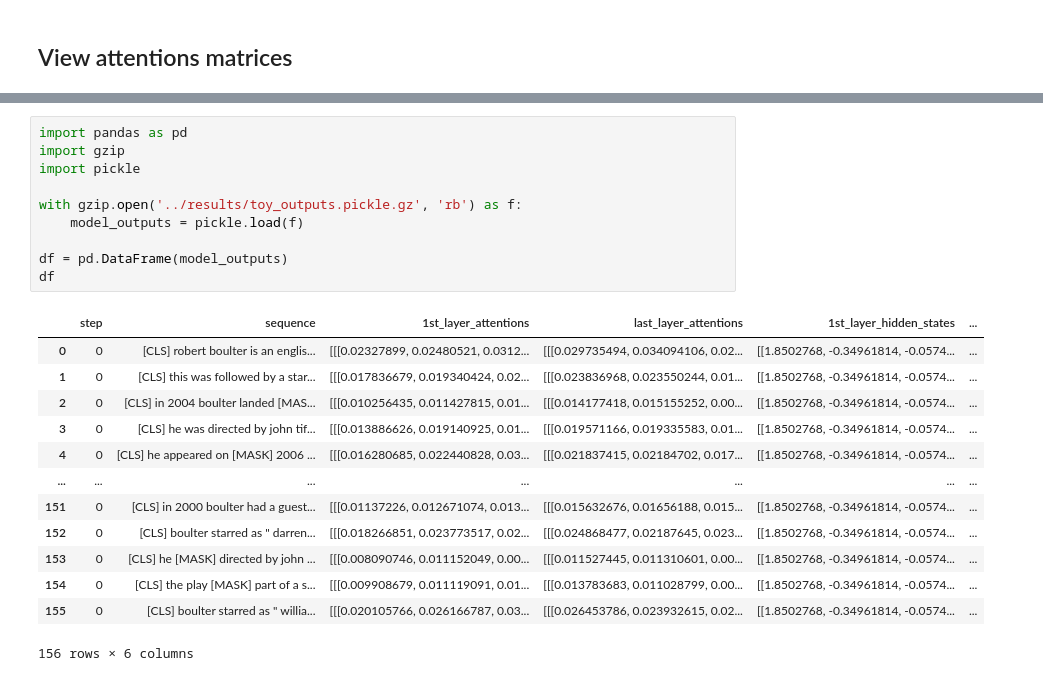
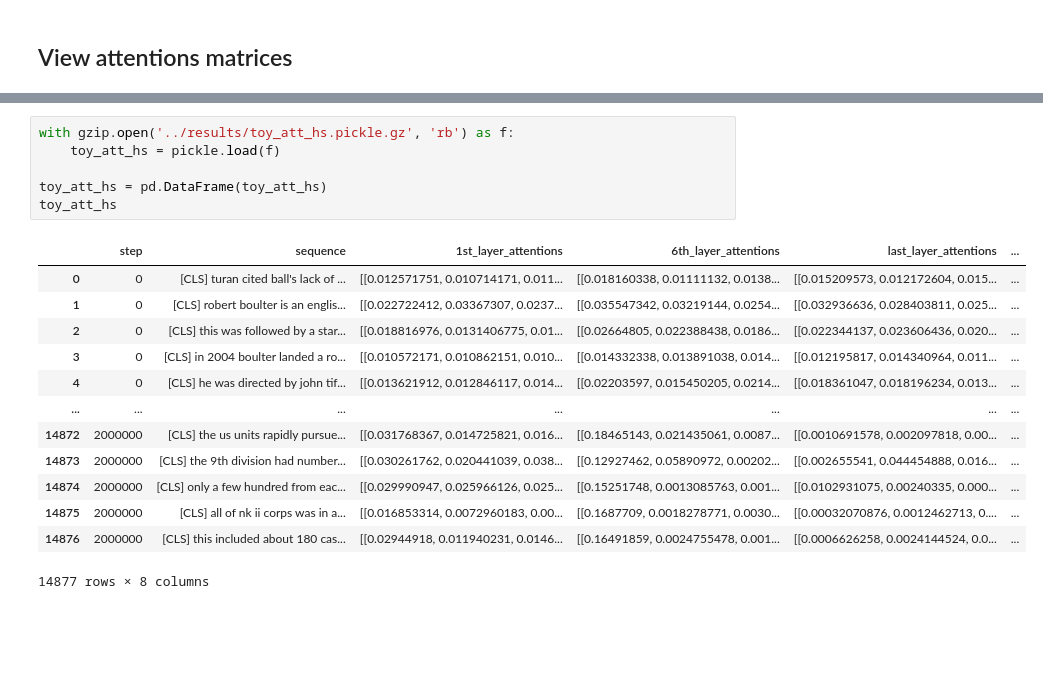
Before and after one commit to NazaninShafiabadi/NeuralLMs, a Jupyter notebook: src/representations.ipynb, the cells around one changed output, grey strips where cells are left out. Cells and saved outputs as stored; diff of their text form; blank space fills up the shorter version.

```diff
--- a/src/representations.ipynb
+++ b/src/representations.ipynb
@@ -139,25 +55,21 @@ def attention_matrices(attentions, sequence):
 # %%
-import pandas as pd
-import gzip
-import pickle
+with gzip.open('../results/toy_att_hs.pickle.gz', 'rb') as f:
+    toy_att_hs = pickle.load(f)
 
-with gzip.open('../results/toy_outputs.pickle.gz', 'rb') as f:
-    model_outputs = pickle.load(f)
-
-df = pd.DataFrame(model_outputs)
-df
+toy_att_hs = pd.DataFrame(toy_att_hs)
+toy_att_hs
 # %% [output]
-|  | step | sequence | 1st_layer_attentions | last_layer_attentions | 1st_layer_hidden_states | ... |
-| 0 | 0 | [CLS] robert boulter is an englis... | [[[0.02327899, 0.02480521, 0.0312... | [[[0.029735494, 0.034094106, 0.02... | [[1.8502768, -0.34961814, -0.0574... | ... |
-| 1 | 0 | [CLS] this was followed by a star... | [[[0.017836679, 0.019340424, 0.02... | [[[0.023836968, 0.023550244, 0.01... | [[1.8502768, -0.34961814, -0.0574... | ... |
-| 2 | 0 | [CLS] in 2004 boulter landed [MAS... | [[[0.010256435, 0.011427815, 0.01... | [[[0.014177418, 0.015155252, 0.00... | [[1.8502768, -0.34961814, -0.0574... | ... |
-| 3 | 0 | [CLS] he was directed by john tif... | [[[0.013886626, 0.019140925, 0.01... | [[[0.019571166, 0.019335583, 0.01... | [[1.8502768, -0.34961814, -0.0574... | ... |
-| 4 | 0 | [CLS] he appeared on [MASK] 2006 ... | [[[0.016280685, 0.022440828, 0.03... | [[[0.021837415, 0.02184702, 0.017... | [[1.8502768, -0.34961814, -0.0574... | ... |
+|  | step | sequence | 1st_layer_attentions | 6th_layer_attentions | last_layer_attentions | ... |
+| 0 | 0 | [CLS] turan cited ball's lack of ... | [[0.012571751, 0.010714171, 0.011... | [[0.018160338, 0.01111132, 0.0138... | [[0.015209573, 0.012172604, 0.015... | ... |
+| 1 | 0 | [CLS] robert boulter is an englis... | [[0.022722412, 0.03367307, 0.0237... | [[0.035547342, 0.03219144, 0.0254... | [[0.032936636, 0.028403811, 0.025... | ... |
+| 2 | 0 | [CLS] this was followed by a star... | [[0.018816976, 0.0131406775, 0.01... | [[0.02664805, 0.022388438, 0.0186... | [[0.022344137, 0.023606436, 0.020... | ... |
+| 3 | 0 | [CLS] in 2004 boulter landed a ro... | [[0.010572171, 0.010862151, 0.010... | [[0.014332338, 0.013891038, 0.014... | [[0.012195817, 0.014340964, 0.011... | ... |
+| 4 | 0 | [CLS] he was directed by john tif... | [[0.013621912, 0.012846117, 0.014... | [[0.02203597, 0.015450205, 0.0214... | [[0.018361047, 0.018196234, 0.013... | ... |
 | ... | ... | ... | ... | ... | ... | ... |
-| 151 | 0 | [CLS] in 2000 boulter had a guest... | [[[0.01137226, 0.012671074, 0.013... | [[[0.015632676, 0.01656188, 0.015... | [[1.8502768, -0.34961814, -0.0574... | ... |
-| 152 | 0 | [CLS] boulter starred as " darren... | [[[0.018266851, 0.023773517, 0.02... | [[[0.024868477, 0.02187645, 0.023... | [[1.8502768, -0.34961814, -0.0574... | ... |
-| 153 | 0 | [CLS] he [MASK] directed by john ... | [[[0.008090746, 0.011152049, 0.00... | [[[0.011527445, 0.011310601, 0.00... | [[1.8502768, -0.34961814, -0.0574... | ... |
-| 154 | 0 | [CLS] the play [MASK] part of a s... | [[[0.009908679, 0.011119091, 0.01... | [[[0.013783683, 0.011028799, 0.00... | [[1.8502768, -0.34961814, -0.0574... | ... |
-| 155 | 0 | [CLS] boulter starred as " willia... | [[[0.020105766, 0.026166787, 0.03... | [[[0.026453786, 0.023932615, 0.02... | [[1.8502768, -0.34961814, -0.0574... | ... |
+| 14872 | 2000000 | [CLS] the us units rapidly pursue... | [[0.031768367, 0.014725821, 0.016... | [[0.18465143, 0.021435061, 0.0087... | [[0.0010691578, 0.002097818, 0.00... | ... |
+| 14873 | 2000000 | [CLS] the 9th division had number... | [[0.030261762, 0.020441039, 0.038... | [[0.12927462, 0.05890972, 0.00202... | [[0.002655541, 0.044454888, 0.016... | ... |
+| 14874 | 2000000 | [CLS] only a few hundred from eac... | [[0.029990947, 0.025966126, 0.025... | [[0.15251748, 0.0013085763, 0.001... | [[0.0102931075, 0.00240335, 0.000... | ... |
+| 14875 | 2000000 | [CLS] all of nk ii corps was in a... | [[0.016853314, 0.0072960183, 0.00... | [[0.1687709, 0.0018278771, 0.0030... | [[0.00032070876, 0.0012462713, 0.... | ... |
+| 14876 | 2000000 | [CLS] this included about 180 cas... | [[0.02944918, 0.011940231, 0.0146... | [[0.16491859, 0.0024755478, 0.001... | [[0.0006626258, 0.0024144524, 0.0... | ... |
-156 rows × 6 columns
+14877 rows × 8 columns
 # %%
```
Also changed, not shown: parts of 21 cells of this notebook.
